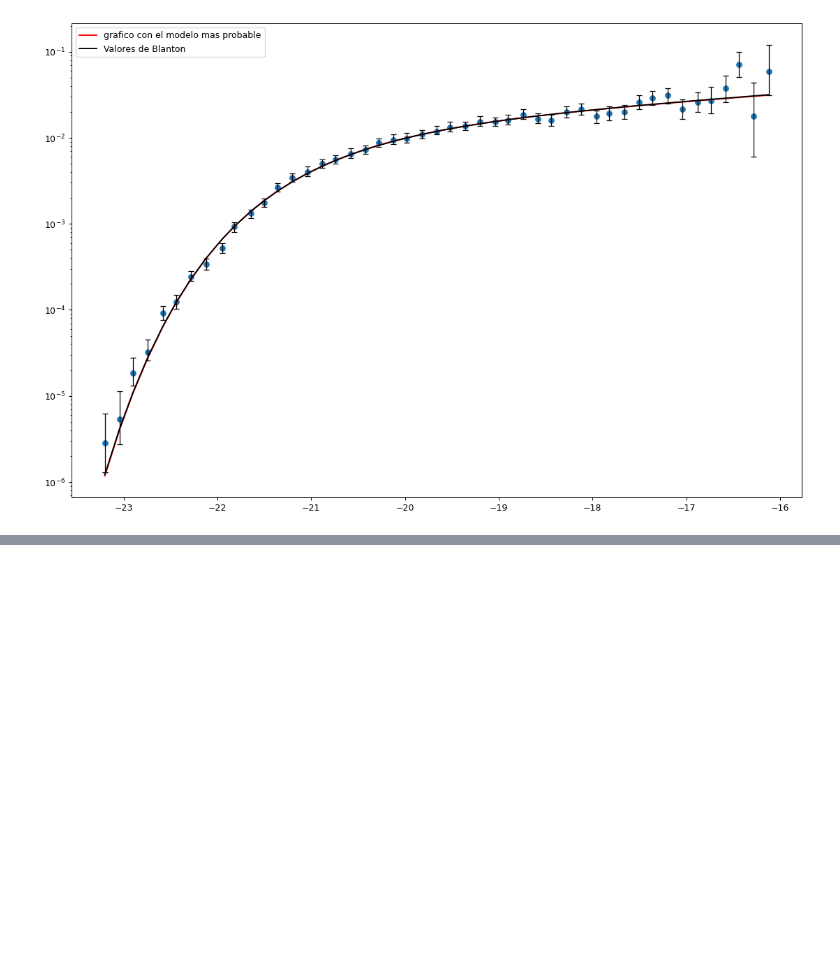
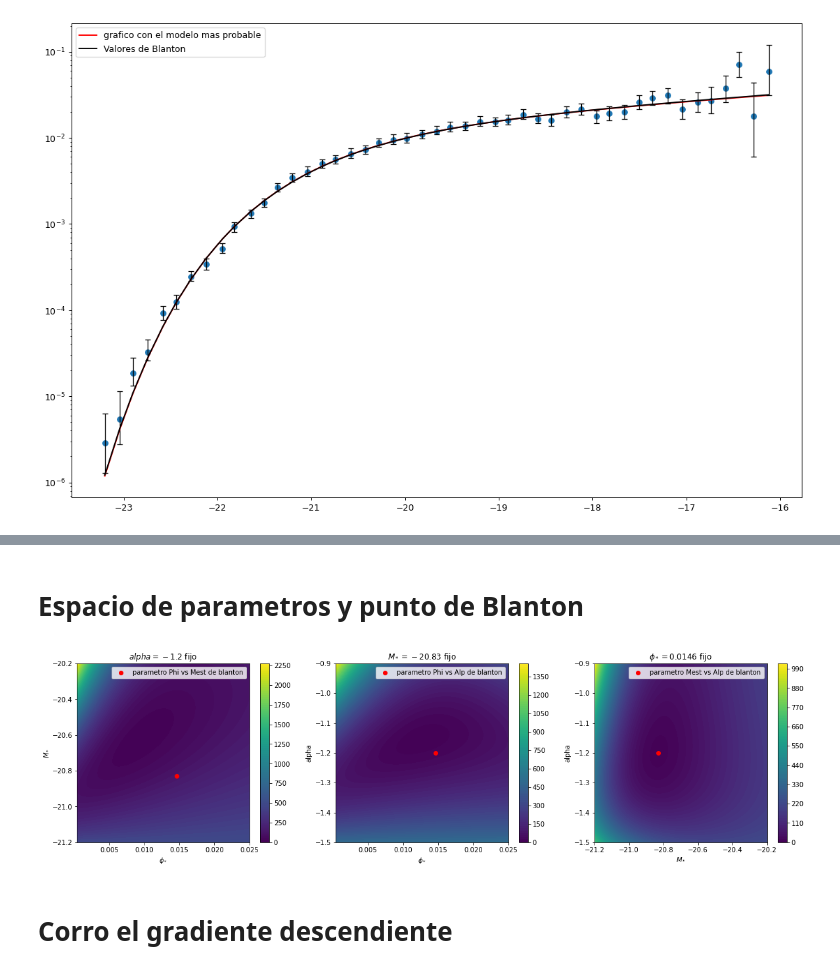
Before and after one commit to patricio-c/guia-4, a Jupyter notebook: Guia4.ipynb, the cells around one changed output, grey strips where cells are left out. Drawn from its saved outputs; the diff is of its cells as text; code cells hidden in the pictures; blank space fills up the shorter version.

```diff
--- a/Guia4.ipynb
+++ b/Guia4.ipynb
@@ -386,0 +393,2 @@ integer, CHI, Phii, Alpp, Mestt = GraDesc(puntos['x'],puntos['y'],2000,[0.001,0.
+# %% [markdown]
+# Espacio de parametros y punto de Blanton
@@ -386,0 +417,36 @@ integer, CHI, Phii, Alpp, Mestt = GraDesc(puntos['x'],puntos['y'],2000,[0.001,0.
+# %%
+#parametro vs parametro
+plt.figure(figsize=(20,5))
+
+plt.subplot(1,3,1)
+plt.contourf(_Phi,_Mest,_M1,100)
+plt.colorbar()
+plt.plot(0.0146, -20.83, 'o', color='red', label='parametro Phi vs Mest de blanton')
+plt.xlabel('$\phi_*$')
+plt.ylabel('$M_*$')
+plt.title('$alpha =-1.2$ fijo')
+plt.legend()
+
+plt.subplot(1,3,2)
+plt.contourf(_Phi,_Alp,_M2,100)
+plt.colorbar()
+plt.plot(0.0146, -1.2, 'o', color='red', label='parametro Phi vs Alp de blanton')
+plt.xlabel('$\phi_*$')
+plt.ylabel('alpha')
+plt.title('$M_*=-20.83$ fijo')
+plt.legend()
+
+plt.subplot(1,3,3)
+plt.contourf(_Mest,_Alp,_M3,100)
+plt.colorbar()
+plt.plot(-20.83, -1.2, 'o', color='red', label='parametro Mest vs Alp de blanton')
+plt.xlabel('$M_*$')
+plt.ylabel('alpha')
+plt.title('$\phi_*=0.0146 $ fijo')
+
+plt.legend()
+plt.show()
+# %% [output]
+[figure, added]
+# %% [markdown]
+# Corro el gradiente descendiente
```
Also changed, not shown: parts of 22 cells of this notebook.
